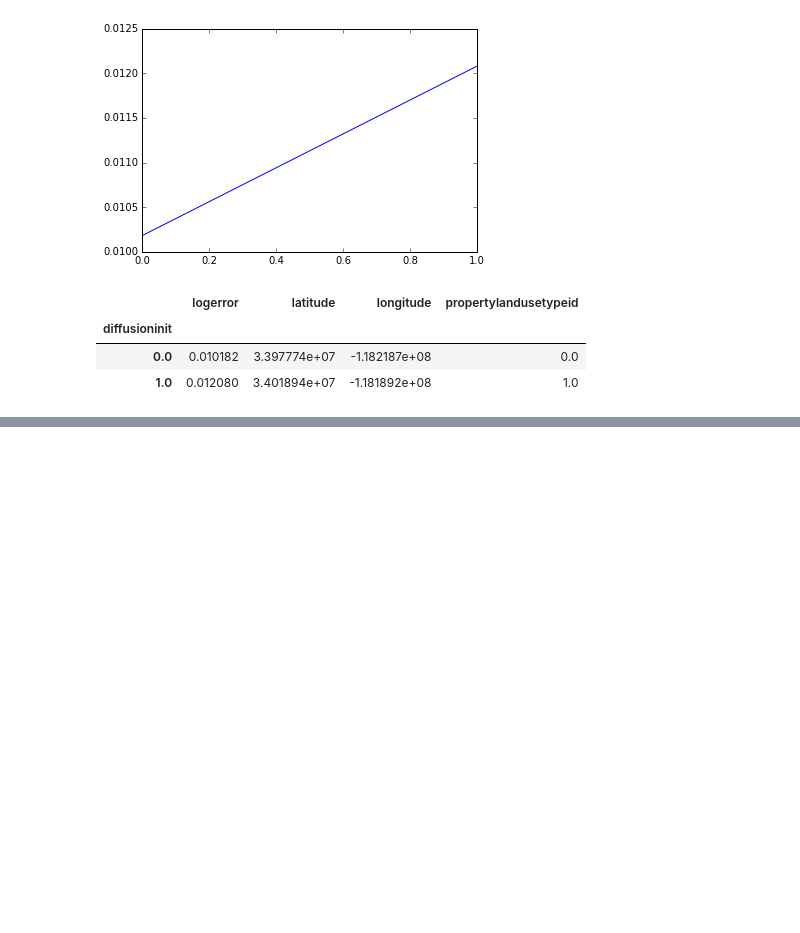
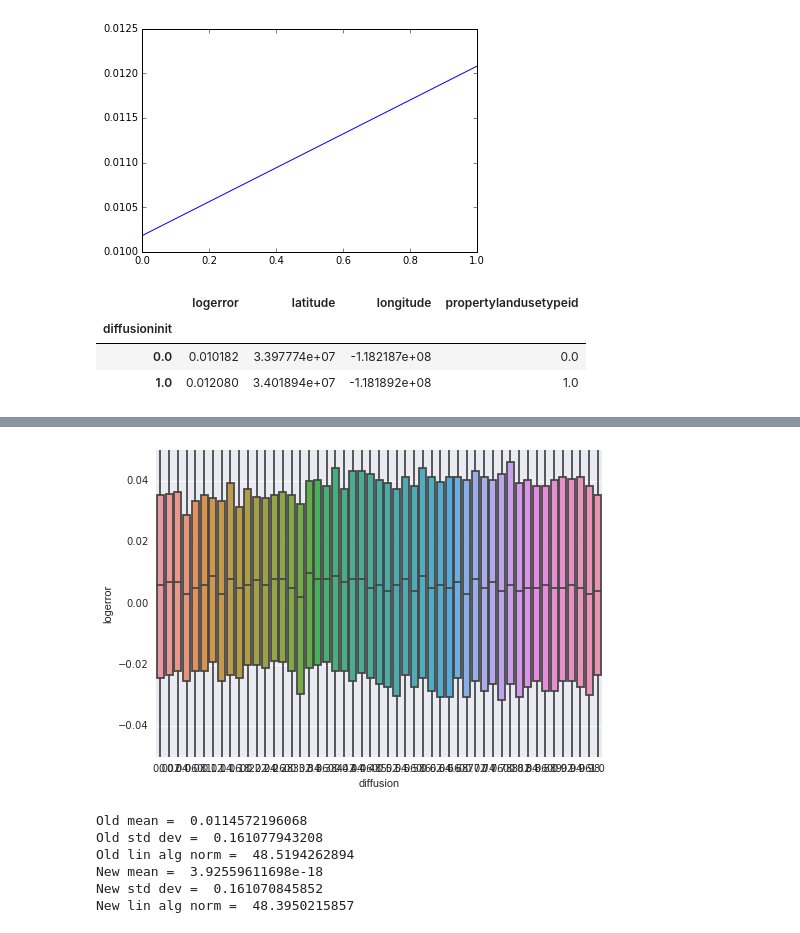
Before and after one commit to MatthewMcGonagle/KaggleZillow, a Jupyter notebook: diffusion.ipynb, the cells around one changed output, grey strips where cells are left out. Cells and saved outputs as stored; diff of their text form; code cells hidden in the pictures; blank space fills up the shorter version.

```diff
--- a/diffusion.ipynb
+++ b/diffusion.ipynb
@@ -176,0 +206,32 @@ grouped_df
+# %%
+ax = sns.boxplot(x = 'diffusion', y = 'logerror', data = vals_df)
+ax.set_ylim([-0.05,0.05])
+plt.show()
+# %% [output]
+[figure, added]
+# %%
+# Now do linear regression on diffused variable for log error.
+
+linregr = linear_model.LinearRegression()
+x_train = vals_df['diffusion'].values
+x_train = x_train.reshape(-1,1)
+y_train = vals_df['logerror'].values
+y_train = y_train.reshape(-1,1)
+
+linregr.fit(x_train, y_train)
+y_predict = linregr.predict(x_train)
+newlogerror = y_train - y_predict
+
+print('Old mean = ', np.mean(y_train))
+print('Old std dev = ', np.std(y_train))
+print('Old lin alg norm = ', np.linalg.norm(y_train))
+print('New mean = ', np.mean(newlogerror))
+print('New std dev = ', np.std(newlogerror))
+print('New lin alg norm = ', np.linalg.norm(newlogerror))
+# %% [output]
+Old mean =  0.0114572196068
+Old std dev =  0.161077943208
+Old lin alg norm =  48.5194262894
+New mean =  3.92559611698e-18
+New std dev =  0.161070845852
+New lin alg norm =  48.3950215857
```
Also changed, not shown: parts of 6 cells of this notebook.
